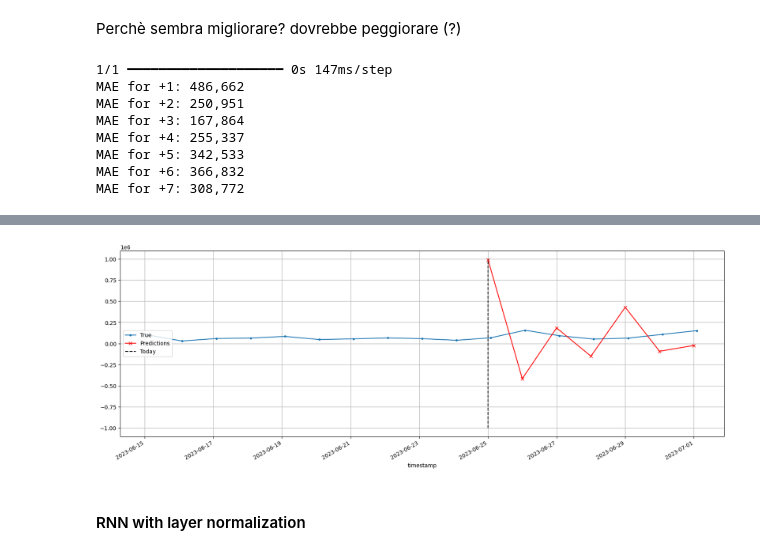
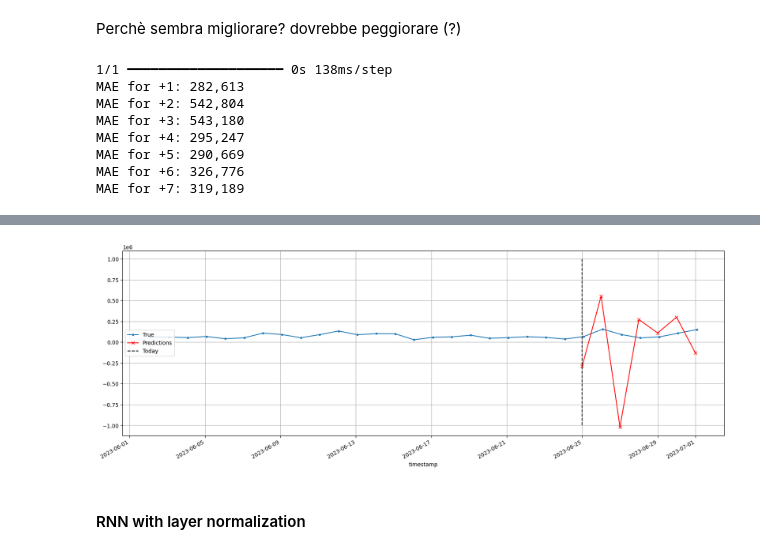
Before and after one commit to AnastasiaBrinati/experiments, a Jupyter notebook: Models2.ipynb, the cells around one changed output, grey strips where cells are left out. Saved outputs shown, nothing was run; the diff lists cells and outputs as text; code cells hidden in the pictures.

```diff
--- a/Models2.ipynb
+++ b/Models2.ipynb
@@ -67,9 +49,13 @@ data = df_86400
 data = data.set_index("timestamp")
 #data.head()
 # %%
+origin = "2023-06-02"
+start = "2023-06-25" # origin + prediction_lenght
+end = "2023-07-01"
+
 train_data = data["2022-12-20":"2023-06-01"]
-valid_data = data["2023-06-02":"2023-07-01"]
-test_data = data["2023-07-01":]
+valid_data = data[origin:end]
+test_data = data["2023-07-02":]
 # %% [markdown]
 #### Scaling
 # %%
@@ -293,9 +266,9 @@ for step_ahead in range(prediction_lenght):
 # %%
-# The forecasts start on 2023-06-01, and they end
-# on 2019-06-14. That's 14 days in total.
-origin = "2023-06-15"
-start = "2023-06-25"
-end = "2023-07-01"
+X = vl.to_numpy()[np.newaxis, :sequence_lenght, np.newaxis]
+for step_ahead in range(prediction_lenght):
+  print(f" {step_ahead+1} step ahead")
+  y_pred_one = univar_model.predict(X)
+  X = np.concatenate([X, y_pred_one.reshape(1, 1, 1)], axis=1)
 
 Y_pred = pd.Series(X[0, -prediction_lenght:, 0], index=pd.date_range(start, end))
 
@@ -368,8 +350,6 @@ Y_pred = ahead_model.predict(X) # shape [1, 14]
 # %%
-origin = "2023-06-15"
-start = "2023-06-25"
-end = "2023-07-01"
-
+X = valid.to_numpy()[np.newaxis, :sequence_lenght]
+Y_pred = ahead_model.predict(X) # shape [1, 14]
 Y_pred = pd.Series(Y_pred[0], index=pd.date_range(start, end))
 
 fig, ax = plt.subplots(figsize=(20, 7))
@@ -450,21 +426,17 @@ for ahead in range(prediction_lenght):
     mae = (preds - valid["avg_invocations_rate"]).abs().mean() * 1e6
     print(f"MAE for +{ahead + 1}: {mae:,.0f}")
 # %% [output]
-1/1 ━━━━━━━━━━━━━━━━━━━━ 0s 147ms/step
-MAE for +1: 486,662
-MAE for +2: 250,951
-MAE for +3: 167,864
-MAE for +4: 255,337
-MAE for +5: 342,533
-MAE for +6: 366,832
-MAE for +7: 308,772
+1/1 ━━━━━━━━━━━━━━━━━━━━ 0s 138ms/step
+MAE for +1: 282,613
+MAE for +2: 542,804
+MAE for +3: 543,180
+MAE for +4: 295,247
+MAE for +5: 290,669
+MAE for +6: 326,776
+MAE for +7: 319,189
 # %%
-# The forecasts start on 2023-06-01, and they end
-# on 2019-06-14. That's 14 days in total.
-origin = "2023-06-15"
-start = "2023-06-25"
-end = "2023-07-01"
-
+X = valid.to_numpy()[np.newaxis, :sequence_lenght]
+Y_pred = seq2seq_model.predict(X)  # but then [0, -1] because only the last time step's output
 Y_pred = pd.Series(Y_pred[0, -1], index=pd.date_range(start, end))
 
 fig, ax = plt.subplots(figsize=(20, 7))
@@ -479,4 +452,4 @@ plt.show()
-[figure, old version]
+[figure, new version]
 # %% [markdown]
 #### RNN with layer normalization
 # %%
```
Also changed, not shown: parts of 20 cells of this notebook.
